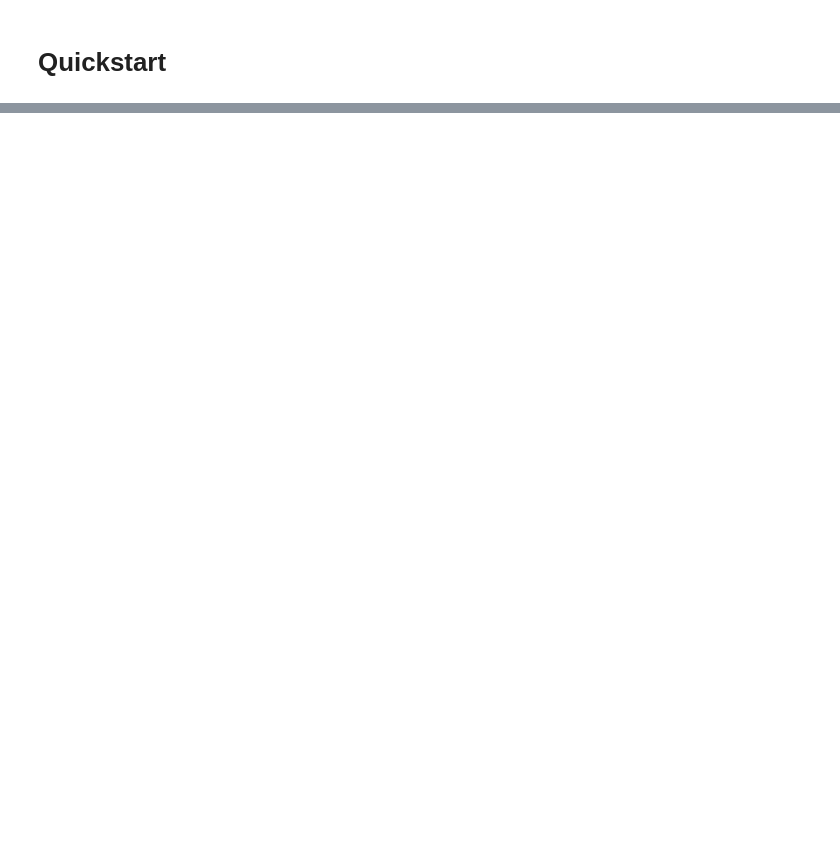
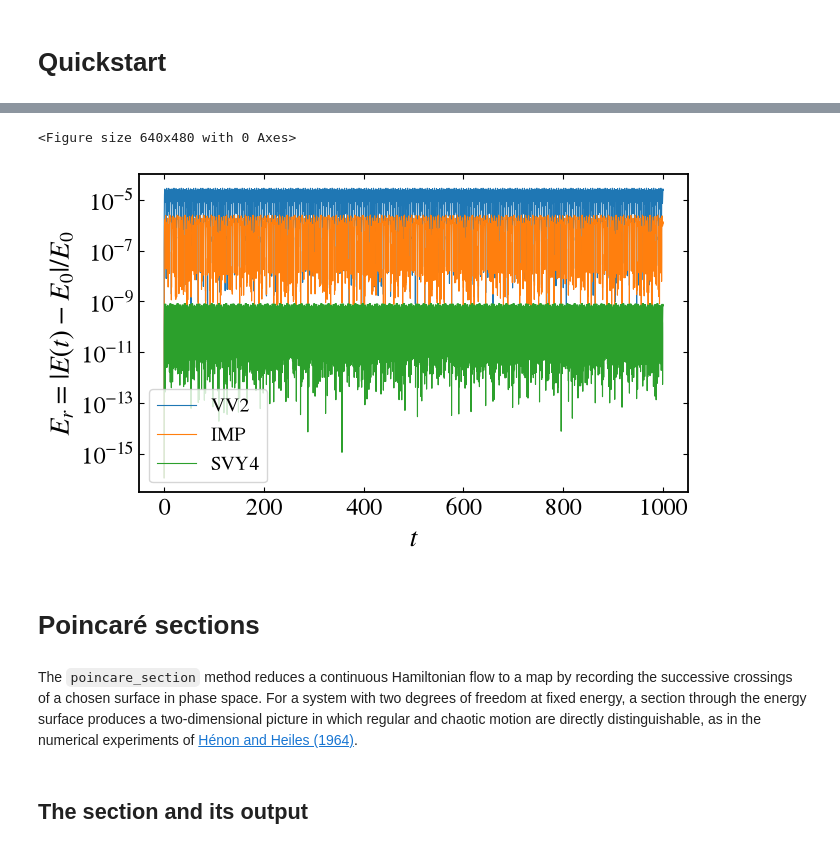
Before and after one commit to mrolims/pynamicalsys, a Jupyter notebook: docs/source/_static/hamiltonian_system_tutorial.ipynb, the cells around one changed output, grey strips where cells are left out. Saved outputs shown, nothing was run; the diff lists cells and outputs as text; code cells hidden in the pictures; blank space fills up the shorter version.

```diff
--- a/docs/source/_static/hamiltonian_system_tutorial.ipynb
+++ b/docs/source/_static/hamiltonian_system_tutorial.ipynb
@@ -258,0 +255,41 @@ plt.savefig(f"{path_figures}/henon_heiles_energy_check.png", dpi=400)
+# %%
+def henon_heiles_energy(trajectory):
+    x, y, px, py = (trajectory[:, i] for i in range(1, 5))
+    return (px**2 + py**2) / 2 + (x**2 + y**2) / 2 + x**2 * y - y**3 / 3
+
+integrators = {"vv2": "VV2", "imp": "IMP", "svy4": "SVY4"}
+histories = {}
+for name in integrators:
+    if name == "imp":
+        system.integrator(name, time_step=0.01, tol=1e-12, max_iter=100)
+    else:
+        system.integrator(name, time_step=0.01)
+    history = system.trajectory(q, p, total_time)
+    error = np.abs(henon_heiles_energy(history) - energy) / energy
+    histories[name] = (history[:, 0], error)
+# %%
+ps = PlotStyler()
+ps.apply_style()
+fig, ax = plt.subplots(figsize=(7, 4.5))
+for name, label in integrators.items():
+    time, error = histories[name]
+    ax.semilogy(time, error, lw=0.8, label=label)
+ax.set_xlabel("$t$")
+ax.set_ylabel(r"$E_r = |E(t) - E_0| / E_0$")
+ax.legend()
+fig.tight_layout()
+plt.savefig(
+    f"{path_figures}/henon_heiles_energy_check.png",
+    dpi=400,
+    bbox_inches="tight",
+)
+# %% [output]
+<Figure size 640x480 with 0 Axes>
+[figure, added]
+# %% [markdown]
+# Poincaré sections
+# %% [markdown]
+
+The `poincare_section` method reduces a continuous Hamiltonian flow to a map by recording the successive crossings of a chosen surface in phase space. For a system with two degrees of freedom at fixed energy, a section through the energy surface produces a two-dimensional picture in which regular and chaotic motion are directly distinguishable, as in the numerical experiments of [Hénon and Heiles (1964)](https://doi.org/10.1086/109234).
+# %% [markdown]
+## The section and its output
```
Also changed, not shown: parts of 135 cells of this notebook.
